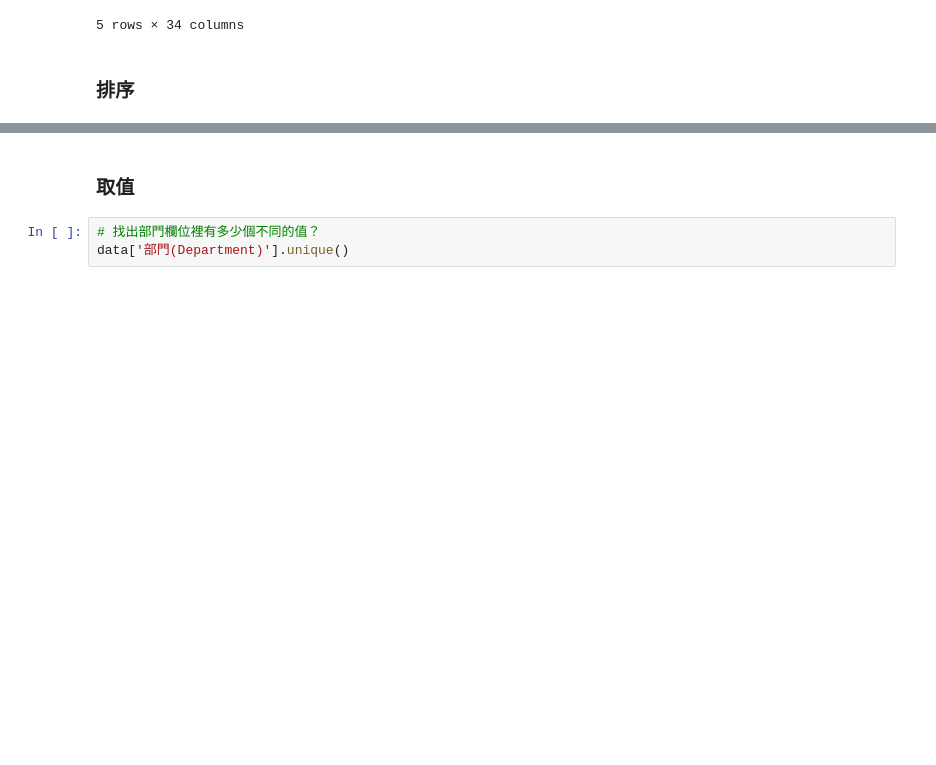
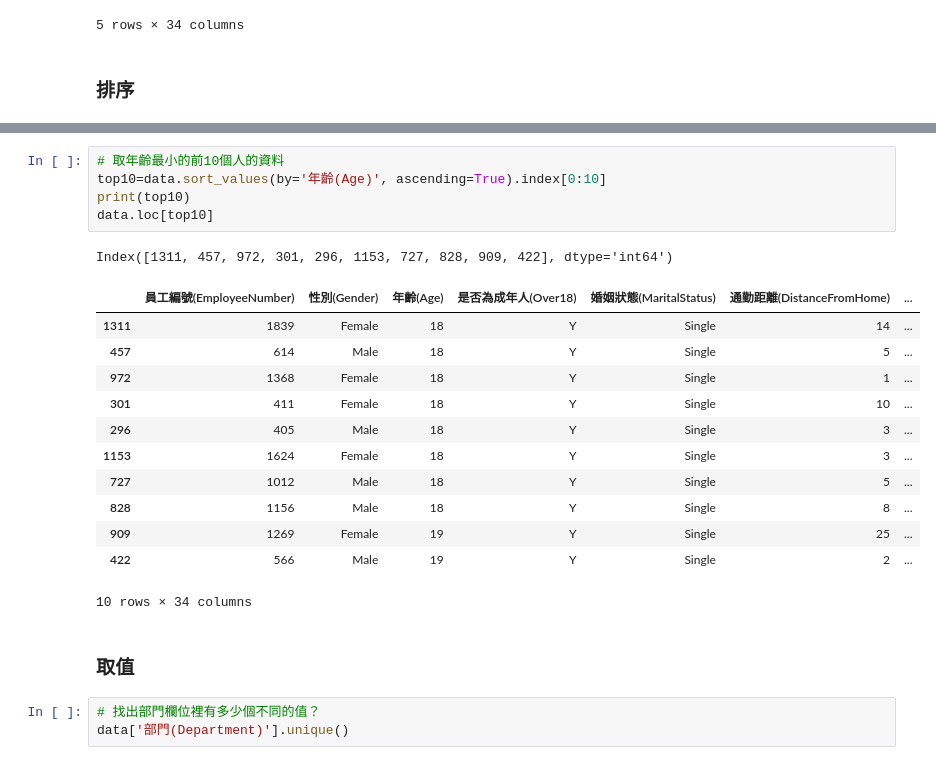
Before and after one commit to Yiting916/data_analysis, a Jupyter notebook: 03-01.Pandas.ipynb, the cells around one changed output, grey strips where cells are left out. Drawn from its saved outputs; the diff is of its cells as text; blank space fills up the shorter version.

```diff
--- a/03-01.Pandas.ipynb
+++ b/03-01.Pandas.ipynb
@@ -661,3 +681,22 @@ data.sort_values(by='年齡(Age)', ascending=False)
+# %%
+# 取年齡最小的前10個人的資料
+top10=data.sort_values(by='年齡(Age)', ascending=True).index[0:10]
+print(top10)
+data.loc[top10]
+# %% [output]
+Index([1311, 457, 972, 301, 296, 1153, 727, 828, 909, 422], dtype='int64')
+|  | 員工編號(EmployeeNumber) | 性別(Gender) | 年齡(Age) | 是否為成年人(Over18) | 婚姻狀態(MaritalStatus) | 通勤距離(DistanceFromHome) | ... |
+| 1311 | 1839 | Female | 18 | Y | Single | 14 | ... |
+| 457 | 614 | Male | 18 | Y | Single | 5 | ... |
+| 972 | 1368 | Female | 18 | Y | Single | 1 | ... |
+| 301 | 411 | Female | 18 | Y | Single | 10 | ... |
+| 296 | 405 | Male | 18 | Y | Single | 3 | ... |
+| 1153 | 1624 | Female | 18 | Y | Single | 3 | ... |
+| 727 | 1012 | Male | 18 | Y | Single | 5 | ... |
+| 828 | 1156 | Male | 18 | Y | Single | 8 | ... |
+| 909 | 1269 | Female | 19 | Y | Single | 25 | ... |
+| 422 | 566 | Male | 19 | Y | Single | 2 | ... |
+10 rows × 34 columns
 # %% [markdown]
 ### 取值
 # %%
```
Also changed, not shown: parts of 8 cells of this notebook.
